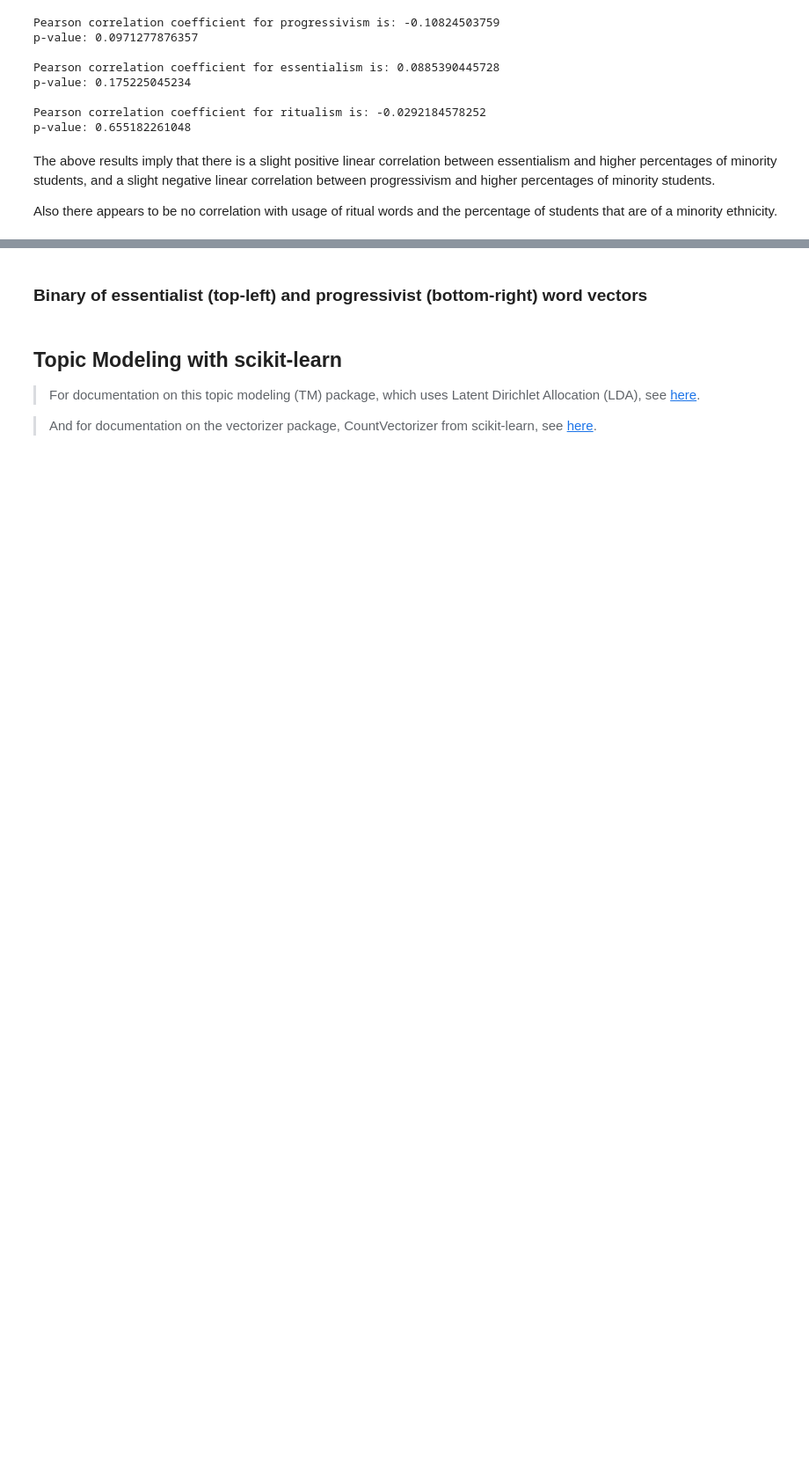
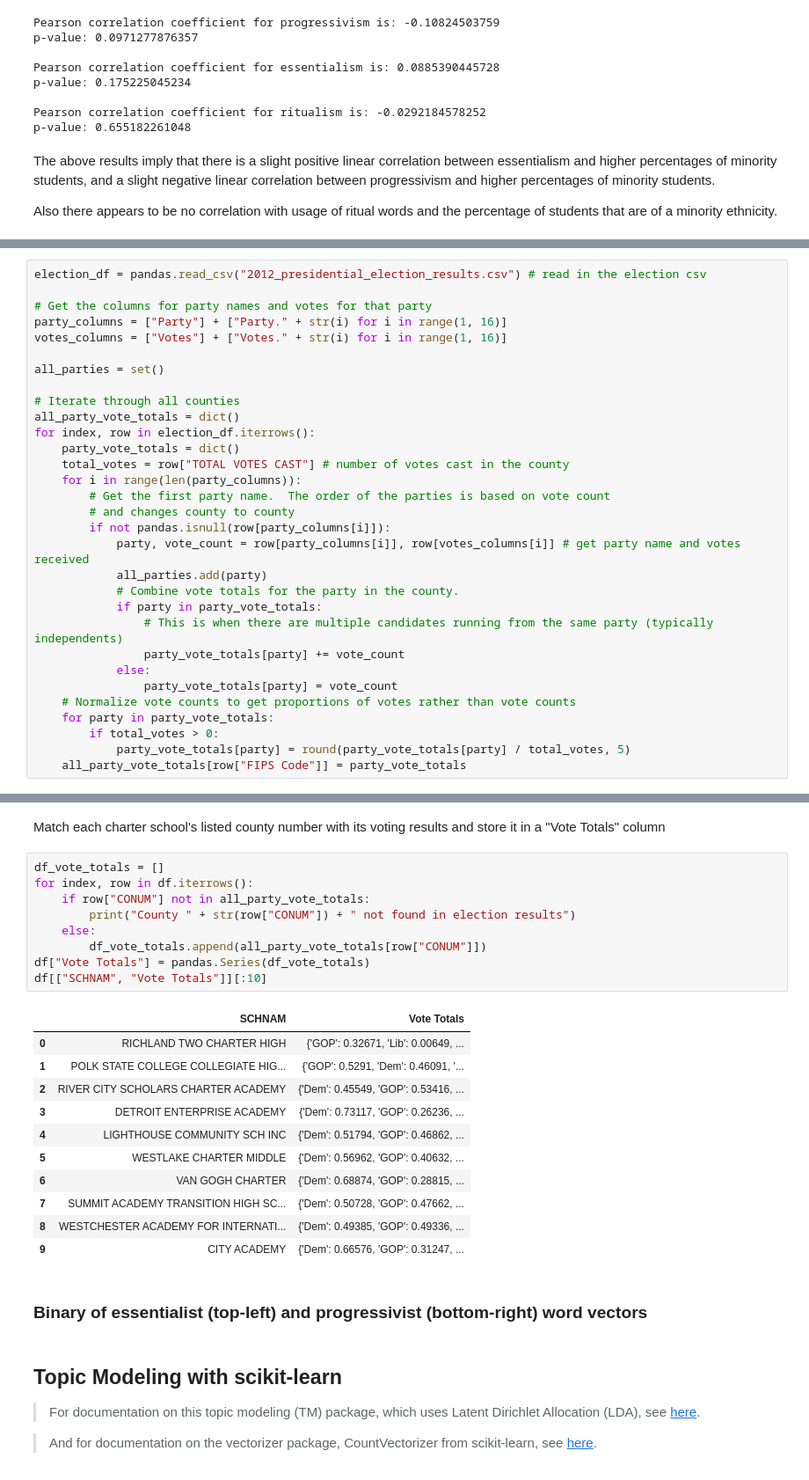
Before and after one commit to comp-strat/text_analysis, a Jupyter notebook: analysis_prelim.ipynb, the cells around one changed output, grey strips where cells are left out. Shown at 88% size. Drawn from its saved outputs; the diff is of its cells as text; blank space fills up the shorter version.

Commit message:
Added cells to analysis_prelim to include 2012 presidential election results

```diff
--- a/analysis_prelim.ipynb
+++ b/analysis_prelim.ipynb
@@ -744,0 +750,31 @@ Also there appears to be no correlation with usage of ritual words and the perce
+# %%
+election_df = pandas.read_csv("2012_presidential_election_results.csv") # read in the election csv
+
+# Get the columns for party names and votes for that party
+party_columns = ["Party"] + ["Party." + str(i) for i in range(1, 16)]
+votes_columns = ["Votes"] + ["Votes." + str(i) for i in range(1, 16)]
+
+all_parties = set()
+
+# Iterate through all counties
+all_party_vote_totals = dict()
+for index, row in election_df.iterrows():
+    party_vote_totals = dict()
+    total_votes = row["TOTAL VOTES CAST"] # number of votes cast in the county
+    for i in range(len(party_columns)):
+        # Get the first party name.  The order of the parties is based on vote count
+        # and changes county to county
+        if not pandas.isnull(row[party_columns[i]]):
+            party, vote_count = row[party_columns[i]], row[votes_columns[i]] # get party name and votes received
+            all_parties.add(party)
+            # Combine vote totals for the party in the county.
+            if party in party_vote_totals:
+                # This is when there are multiple candidates running from the same party (typically independents)
+                party_vote_totals[party] += vote_count
+            else:
+                party_vote_totals[party] = vote_count
+    # Normalize vote counts to get proportions of votes rather than vote counts
+    for party in party_vote_totals:
+        if total_votes > 0:
+            party_vote_totals[party] = round(party_vote_totals[party] / total_votes, 5)
+    all_party_vote_totals[row["FIPS Code"]] = party_vote_totals
@@ -745,3 +801,26 @@ Also there appears to be no correlation with usage of ritual words and the perce
+# %% [markdown]
+Match each charter school's listed county number with its voting results and store it in a "Vote Totals" column
+# %%
+df_vote_totals = []
+for index, row in df.iterrows():
+    if row["CONUM"] not in all_party_vote_totals:
+        print("County " + str(row["CONUM"]) + " not found in election results")
+    else:
+        df_vote_totals.append(all_party_vote_totals[row["CONUM"]])
+df["Vote Totals"] = pandas.Series(df_vote_totals)
+df[["SCHNAM", "Vote Totals"]][:10]
+# %% [output]
+|  | SCHNAM | Vote Totals |
+| 0 | RICHLAND TWO CHARTER HIGH | {'GOP': 0.32671, 'Lib': 0.00649, ... |
+| 1 | POLK STATE COLLEGE COLLEGIATE HIG... | {'GOP': 0.5291, 'Dem': 0.46091, '... |
+| 2 | RIVER CITY SCHOLARS CHARTER ACADEMY | {'Dem': 0.45549, 'GOP': 0.53416, ... |
+| 3 | DETROIT ENTERPRISE ACADEMY | {'Dem': 0.73117, 'GOP': 0.26236, ... |
+| 4 | LIGHTHOUSE COMMUNITY SCH INC | {'Dem': 0.51794, 'GOP': 0.46862, ... |
+| 5 | WESTLAKE CHARTER MIDDLE | {'Dem': 0.56962, 'GOP': 0.40632, ... |
+| 6 | VAN GOGH CHARTER | {'Dem': 0.68874, 'GOP': 0.28815, ... |
+| 7 | SUMMIT ACADEMY TRANSITION HIGH SC... | {'Dem': 0.50728, 'GOP': 0.47662, ... |
+| 8 | WESTCHESTER ACADEMY FOR INTERNATI... | {'Dem': 0.49385, 'GOP': 0.49336, ... |
+| 9 | CITY ACADEMY | {'Dem': 0.66576, 'GOP': 0.31247, ... |
 # %% [markdown]
 ### Binary of essentialist (top-left) and progressivist (bottom-right) word vectors
 # %% [markdown]
```
Also changed, not shown: parts of 13 cells of this notebook, 1 other file.
